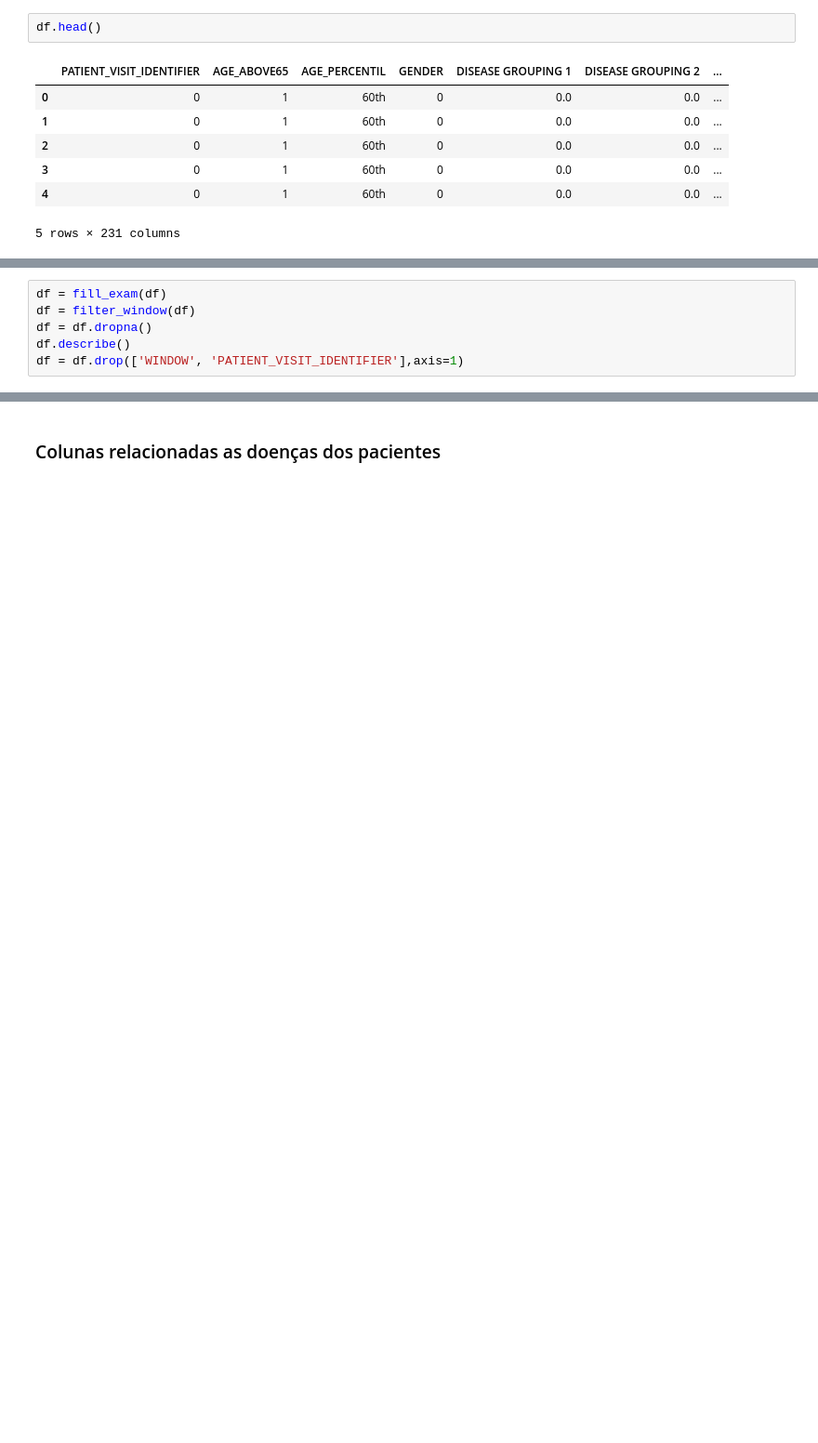
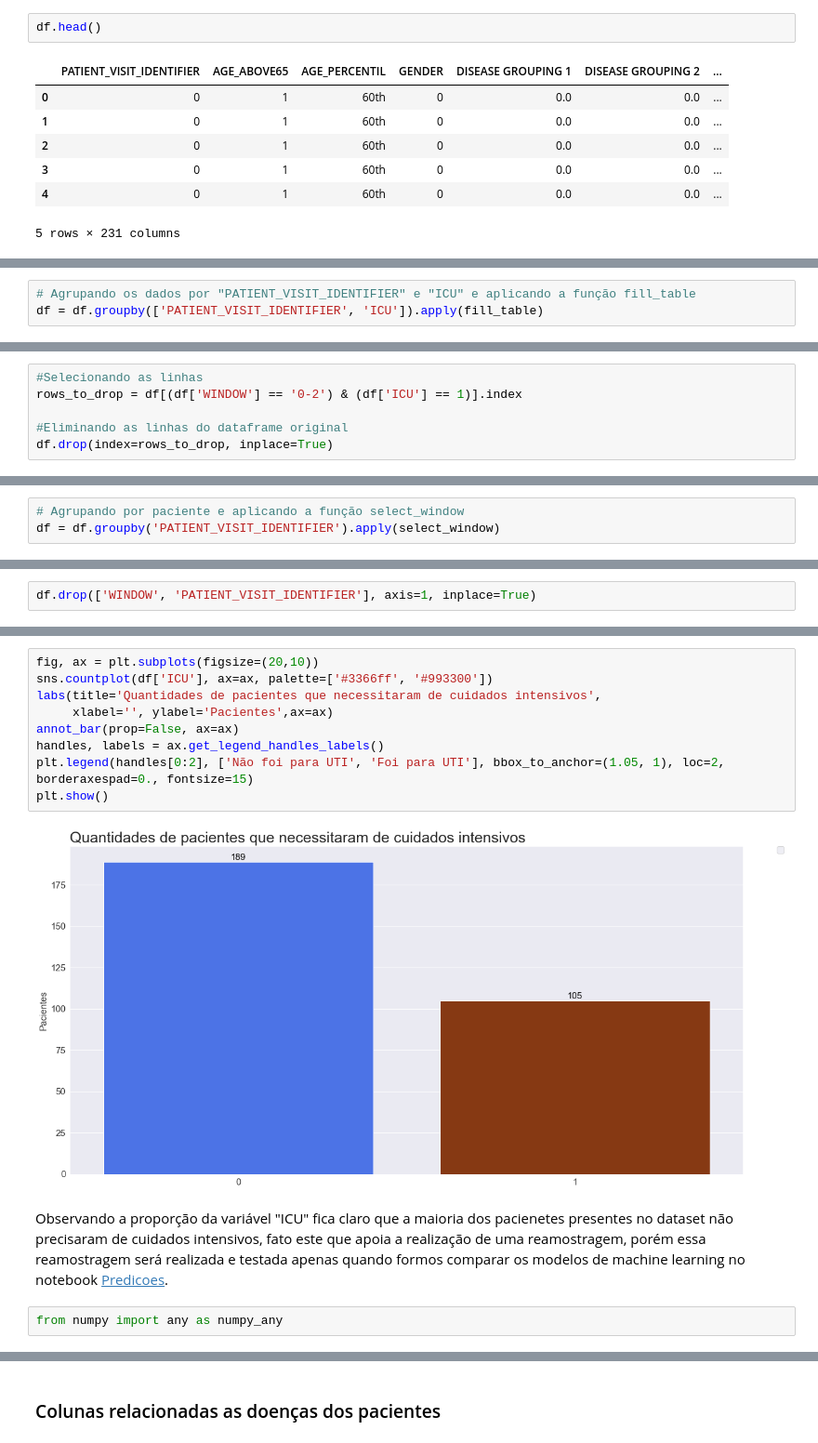
Before and after one commit to PedroHCAlmeida/Projeto_final_bootcamp, a Jupyter notebook: notebooks/Analise_exploratoria.ipynb, the cells around one changed output, grey strips where cells are left out. Shown at 93% size. Drawn from its saved outputs; the diff is of its cells as text; blank space fills up the shorter version.

```diff
--- a/notebooks/Analise_exploratoria.ipynb
+++ b/notebooks/Analise_exploratoria.ipynb
@@ -98,0 +252,3 @@ df.head()
+# %%
+# Agrupando os dados por "PATIENT_VISIT_IDENTIFIER" e "ICU" e aplicando a função fill_table
+df = df.groupby(['PATIENT_VISIT_IDENTIFIER', 'ICU']).apply(fill_table)
@@ -135,0 +330,6 @@ df.iloc[:, ~df.columns.isin(df.describe().columns)]
+# %%
+#Selecionando as linhas
+rows_to_drop = df[(df['WINDOW'] == '0-2') & (df['ICU'] == 1)].index
+
+#Eliminando as linhas do dataframe original
+df.drop(index=rows_to_drop, inplace=True)
@@ -135,0 +338,3 @@ df.iloc[:, ~df.columns.isin(df.describe().columns)]
+# %%
+# Agrupando por paciente e aplicando a função select_window
+df = df.groupby('PATIENT_VISIT_IDENTIFIER').apply(select_window)
@@ -136,6 +343,2 @@ df.iloc[:, ~df.columns.isin(df.describe().columns)]
 # %%
-df = fill_exam(df)
-df = filter_window(df)
-df = df.dropna()
-df.describe()
-df = df.drop(['WINDOW', 'PATIENT_VISIT_IDENTIFIER'],axis=1)
+df.drop(['WINDOW', 'PATIENT_VISIT_IDENTIFIER'], axis=1, inplace=True)
@@ -141,0 +362,15 @@ df = df.drop(['WINDOW', 'PATIENT_VISIT_IDENTIFIER'],axis=1)
+# %%
+fig, ax = plt.subplots(figsize=(20,10))
+sns.countplot(df['ICU'], ax=ax, palette=['#3366ff', '#993300'])
+labs(title='Quantidades de pacientes que necessitaram de cuidados intensivos',
+     xlabel='', ylabel='Pacientes',ax=ax)
+annot_bar(prop=False, ax=ax)
+handles, labels = ax.get_legend_handles_labels()
+plt.legend(handles[0:2], ['Não foi para UTI', 'Foi para UTI'], bbox_to_anchor=(1.05, 1), loc=2, borderaxespad=0., fontsize=15)
+plt.show()
+# %% [output]
+[figure, added]
+# %% [markdown]
+Observando a proporção da variável "ICU" fica claro que a maioria dos pacienetes presentes no dataset não precisaram de cuidados intensivos, fato este que apoia a realização de uma reamostragem, porém essa reamostragem será realizada e testada apenas quando formos comparar os modelos de machine learning no notebook [Predicoes]().
+# %%
+from numpy import any as numpy_any
```
Also changed, not shown: parts of 103 cells of this notebook, 7 other files.
